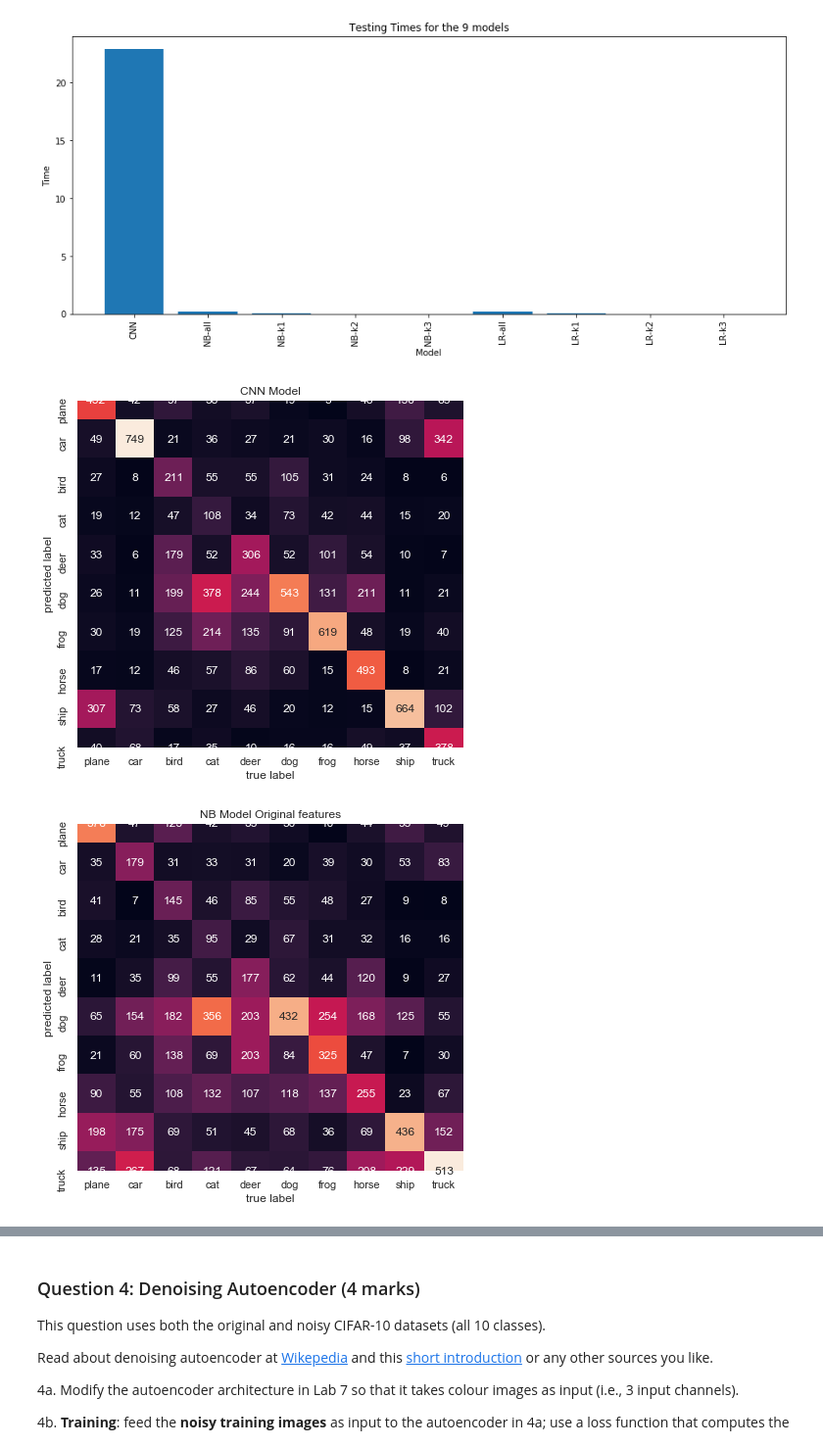
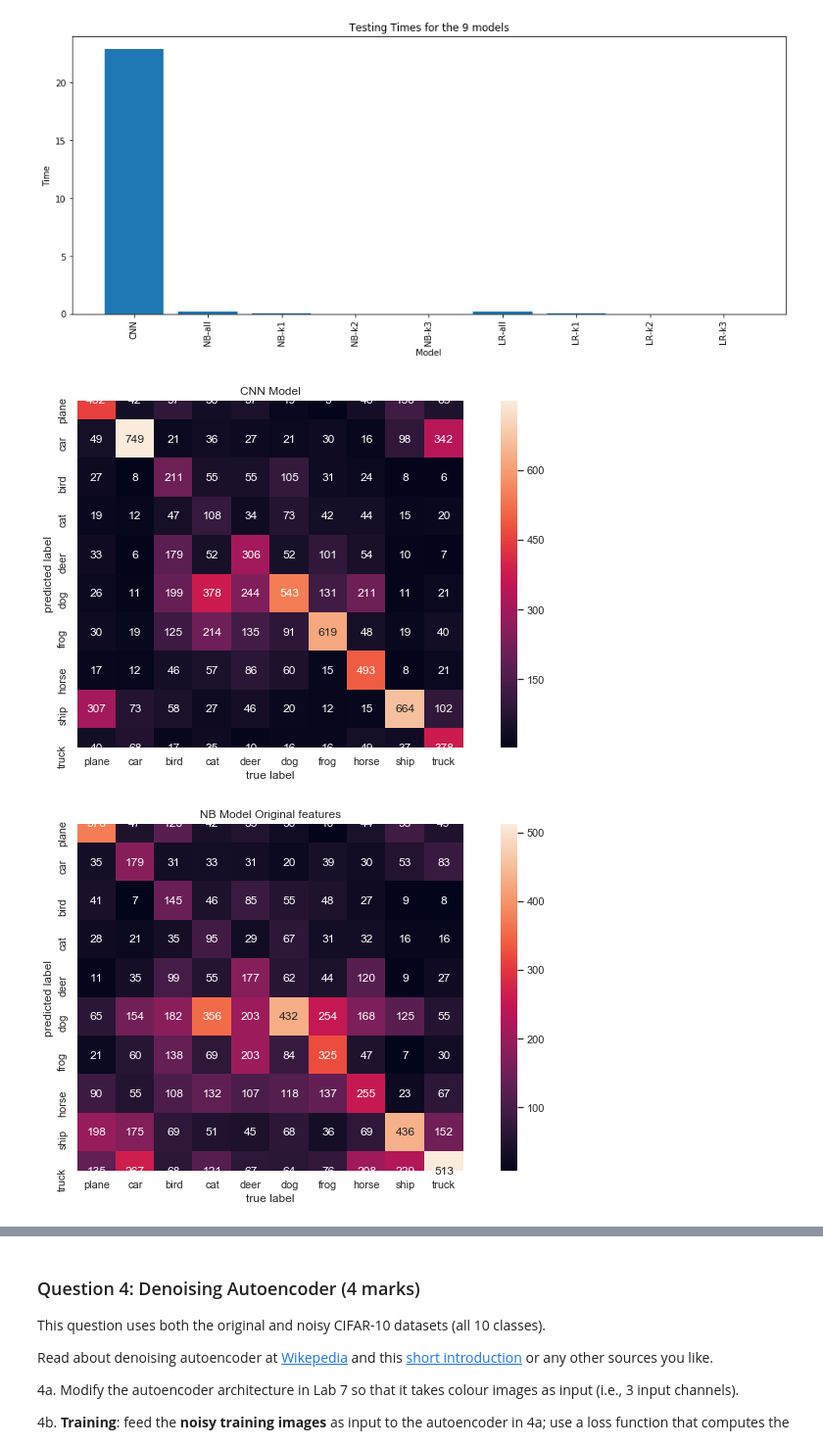
Before and after one commit to Fiyin39/com4509--assignment2, a Jupyter notebook: COM4509-6509_Assignment_2_UCard_XXXXXXXXX(1).ipynb, the cells around one changed output, grey strips where cells are left out. Shown at 98% size. Saved outputs shown, nothing was run; the diff lists cells and outputs as text; code cells hidden in the pictures.

```diff
--- a/COM4509-6509_Assignment_2_UCard_XXXXXXXXX(1).ipynb
+++ b/COM4509-6509_Assignment_2_UCard_XXXXXXXXX(1).ipynb
@@ -565,13 +580,13 @@ def Logistic_Regression(num_models, k, dataset, labels):
 
     #Get length of time to train the first classifier
     start = timeit.default_timer()
-    lr_models[0] = lr[0].fit(dataset[:500], labels[:500])
+    lr_models[0] = lr[0].fit(dataset, labels)
     stop = timeit.default_timer()
     times.append(stop-start)
 
     for i in range(num_models-1):
         start = timeit.default_timer()
-        lr_models[i+1] = lr[i+1].fit(dataset[:500,:k[i]], labels[:500])
+        lr_models[i+1] = lr[i+1].fit(dataset[,:k[i]], labels)
         stop = timeit.default_timer()
         times.append(stop-start)
 
@@ -797,33 +812,33 @@ import matplotlib.pyplot as plt
 
 def plot_confusion(test_labels, model_labels, image_classes):
     mat = confusion_matrix(test_labels, np.asarray(model_labels))
-    sns.heatmap(mat.T, square=True, annot=True, fmt='d', cbar=False,
+    sns.heatmap(mat.T, square=True, annot=True, fmt='d', cbar=True,
                 xticklabels=image_classes, yticklabels=image_classes)
     plt.xlabel('true label')
     plt.ylabel('predicted label');
 
 plt.figure(figsize = (30, 30))
 plt.subplot(4,2,1)
 plt.title("CNN Model")
 plot_confusion(test_labels, cnn_model_labels, image_classes)
 
 for i in range(len(model_labels_nb3)):
     plt.figure(figsize = (30, 30))
     plt.subplot(4,2,i+1)
     if i == 0:
         plt.title("NB Model Original features")
     else:
         plt.title(f"NB Model-k{i}")
     plot_confusion(test_labels, model_labels_nb3[i], image_classes)
 
 for i in range(len(model_labels_lr)):
     plt.figure(figsize = (30, 30))
     plt.subplot(4,2,i+1)
     if i == 0:
         plt.title("LR Model Original features")
     else:
         plt.title(f"LR Model-k{i}")
     plot_confusion(test_labels, model_labels_lr[i], image_classes)
 # %% [output]
-[figure, old version]
+[figure, new version]
-[figure, old version]
+[figure, new version]
```
Also changed, not shown: parts of 9 cells of this notebook.
